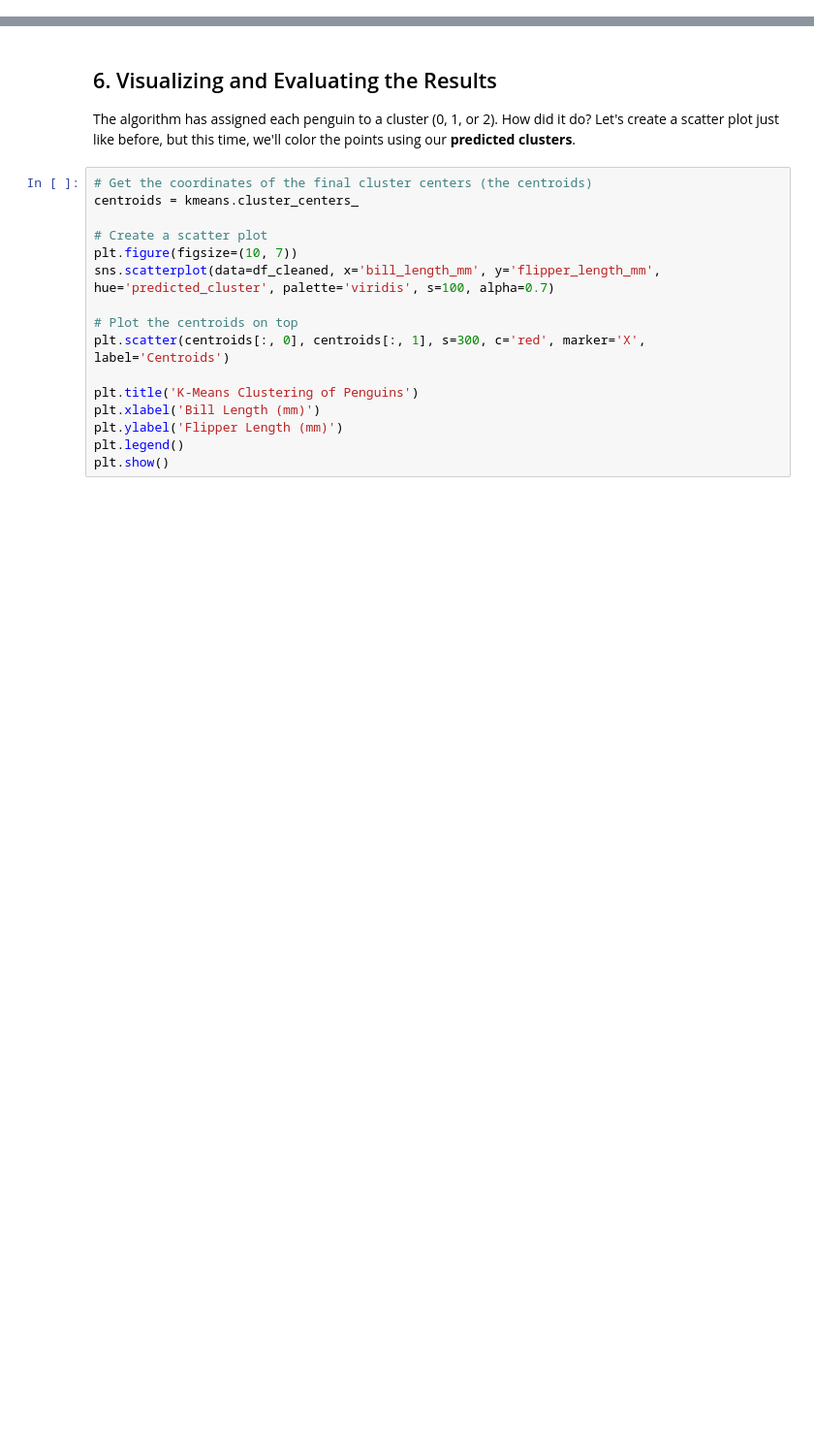
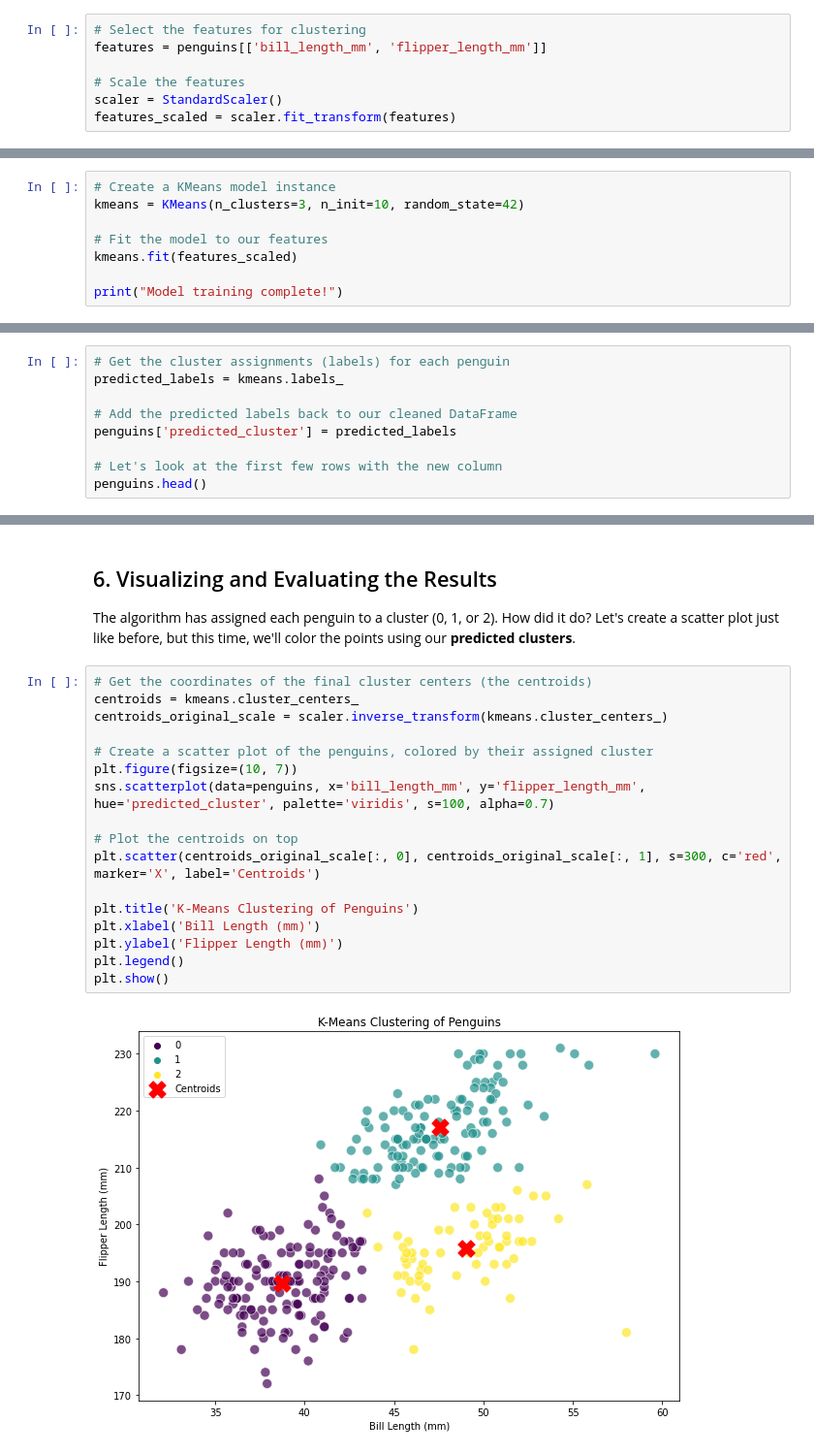
Before and after one commit to ekle12/big-data-camp, a Jupyter notebook: Instructor Notebooks/7_Penguins.ipynb, the cells around one changed output, grey strips where cells are left out. Shown at 97% size. Cells and saved outputs as stored; diff of their text form; blank space fills up the shorter version.

```diff
--- a/Instructor Notebooks/7_Penguins.ipynb
+++ b/Instructor Notebooks/7_Penguins.ipynb
@@ -266,0 +72,7 @@ TypeError: '<=' not supported between instances of 'str' and 'int'
+# %%
+# Select the features for clustering
+features = penguins[['bill_length_mm', 'flipper_length_mm']]
+
+# Scale the features
+scaler = StandardScaler()
+features_scaled = scaler.fit_transform(features)
@@ -266,0 +99,8 @@ TypeError: '<=' not supported between instances of 'str' and 'int'
+# %%
+# Create a KMeans model instance
+kmeans = KMeans(n_clusters=3, n_init=10, random_state=42)
+
+# Fit the model to our features
+kmeans.fit(features_scaled)
+
+print("Model training complete!")
@@ -266,0 +111,9 @@ TypeError: '<=' not supported between instances of 'str' and 'int'
+# %%
+# Get the cluster assignments (labels) for each penguin
+predicted_labels = kmeans.labels_
+
+# Add the predicted labels back to our cleaned DataFrame
+penguins['predicted_cluster'] = predicted_labels
+
+# Let's look at the first few rows with the new column
+penguins.head()
@@ -271,19 +139,22 @@ The algorithm has assigned each penguin to a cluster (0, 1, or 2). How did it do
 # %%
 # Get the coordinates of the final cluster centers (the centroids)
 centroids = kmeans.cluster_centers_
+centroids_original_scale = scaler.inverse_transform(kmeans.cluster_centers_)
 
-# Create a scatter plot
+# Create a scatter plot of the penguins, colored by their assigned cluster
 plt.figure(figsize=(10, 7))
-sns.scatterplot(data=df_cleaned, x='bill_length_mm', y='flipper_length_mm', hue='predicted_cluster', palette='viridis', s=100, alpha=0.7)
+sns.scatterplot(data=penguins, x='bill_length_mm', y='flipper_length_mm', hue='predicted_cluster', palette='viridis', s=100, alpha=0.7)
 
 # Plot the centroids on top
-plt.scatter(centroids[:, 0], centroids[:, 1], s=300, c='red', marker='X', label='Centroids')
+plt.scatter(centroids_original_scale[:, 0], centroids_original_scale[:, 1], s=300, c='red', marker='X', label='Centroids')
 
 plt.title('K-Means Clustering of Penguins')
 plt.xlabel('Bill Length (mm)')
 plt.ylabel('Flipper Length (mm)')
 plt.legend()
 plt.show()
+# %% [output]
+[figure, added]
 # %% [markdown]
 ### How good was the result?
 
```
Also changed, not shown: parts of 54 cells of this notebook, 6 other files.
